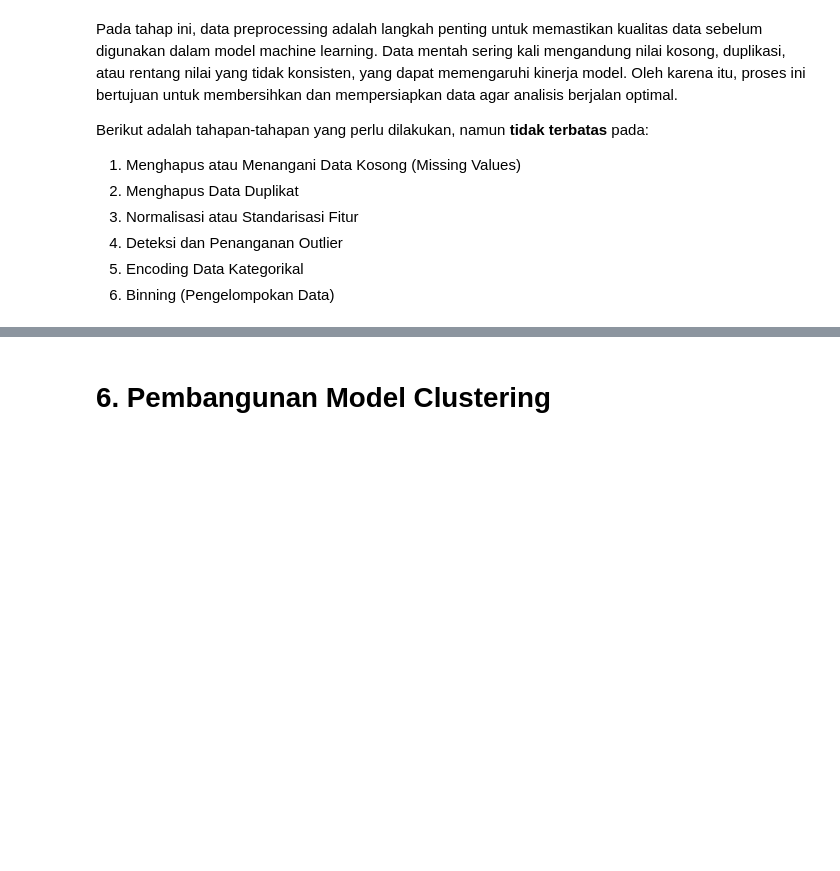
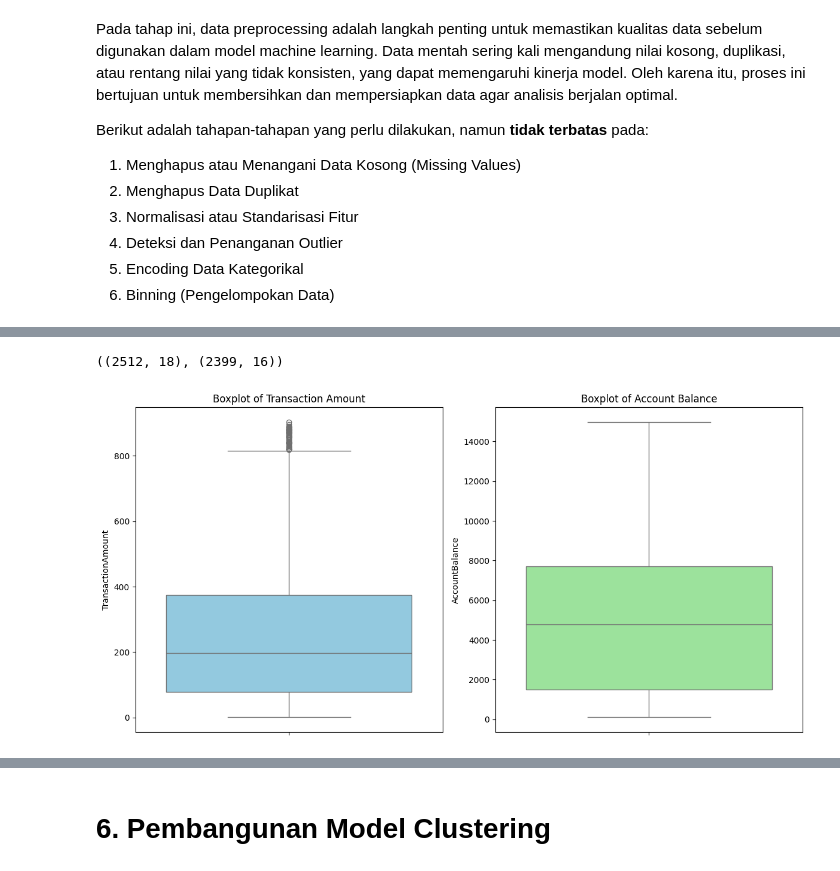
Before and after one commit to RamadhaRanuh/Dicoding-ML-Pemula, a Jupyter notebook: [Clustering]_Submission_Akhir_BMLP_I Gusti Bagus Ramadha Saverian Ranuh.ipynb, the cells around one changed output, grey strips where cells are left out. Cells and saved outputs as stored; diff of their text form; code cells hidden in the pictures; blank space fills up the shorter version.

```diff
--- a/[Clustering]_Submission_Akhir_BMLP_I Gusti Bagus Ramadha Saverian Ranuh.ipynb
+++ b/[Clustering]_Submission_Akhir_BMLP_I Gusti Bagus Ramadha Saverian Ranuh.ipynb
@@ -332,3 +386,24 @@ df = df.drop_duplicates()
+# %%
+df.shape, df_filtered.shape
+# %% [output]
+((2512, 18), (2399, 16))
+# %%
+plt.figure(figsize=(12, 6))
+
+# Boxplot for TransactionAmount
+plt.subplot(1, 2, 1)
+sns.boxplot(y=df_filtered['TransactionAmount'], color='skyblue')
+plt.title('Boxplot of Transaction Amount')
+
+# Boxplot for AccountBalance
+plt.subplot(1, 2, 2)
+sns.boxplot(y=df_filtered['AccountBalance'], color='lightgreen')
+plt.title('Boxplot of Account Balance')
+
+plt.tight_layout()
+plt.show()
+# %% [output]
+[figure, added]
 # %%
 # 3. Normalisasi atau Standarisasi Fitur
 
```
Also changed, not shown: parts of 18 cells of this notebook.
